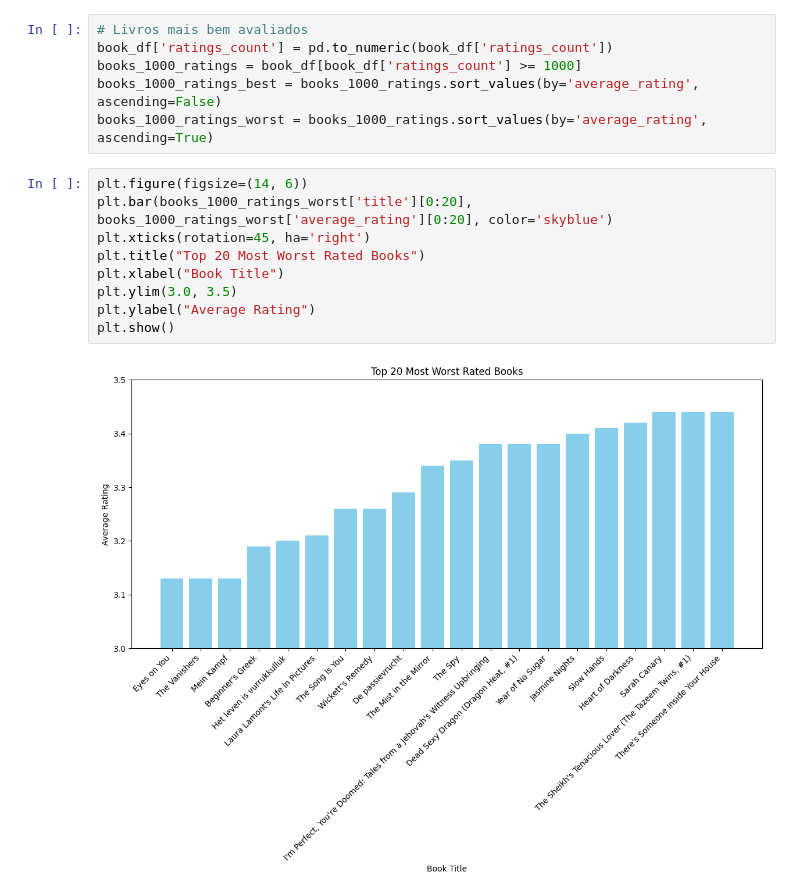
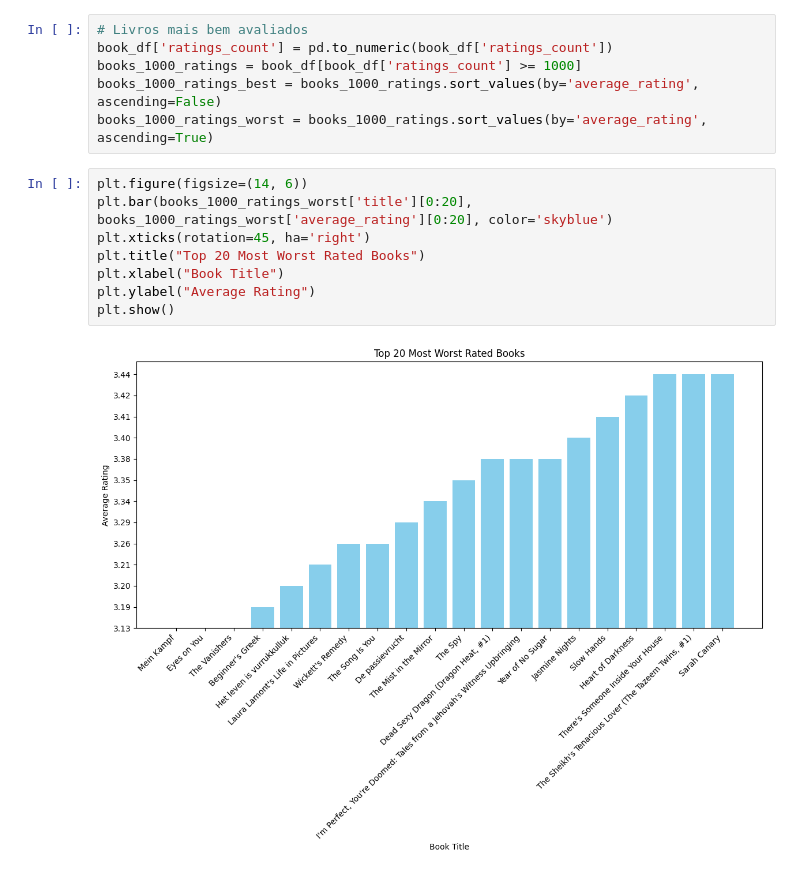
Before and after one commit to jefersonseverino/goodreads-book-review, a Jupyter notebook: main.ipynb, the cells around one changed output. Cells and saved outputs as stored; diff of their text form.

```diff
--- a/main.ipynb
+++ b/main.ipynb
@@ -227,14 +227,13 @@ books_1000_ratings_worst = books_1000_ratings.sort_values(by='average_rating', a
 # %%
 plt.figure(figsize=(14, 6))
 plt.bar(books_1000_ratings_worst['title'][0:20], books_1000_ratings_worst['average_rating'][0:20], color='skyblue')
 plt.xticks(rotation=45, ha='right')
 plt.title("Top 20 Most Worst Rated Books")
 plt.xlabel("Book Title")
-plt.ylim(3.0, 3.5)
 plt.ylabel("Average Rating")
 plt.show()
 # %% [output]
-[figure, old version]
+[figure, new version]
 # %%
 # CORRIGIR DEPOIS
 
```
Also changed, not shown: parts of 11 cells of this notebook.
